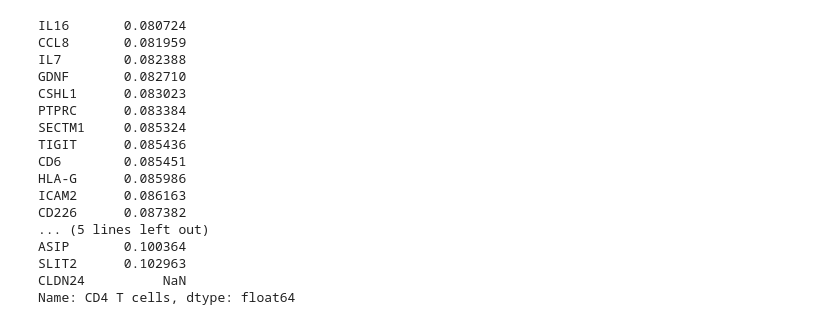
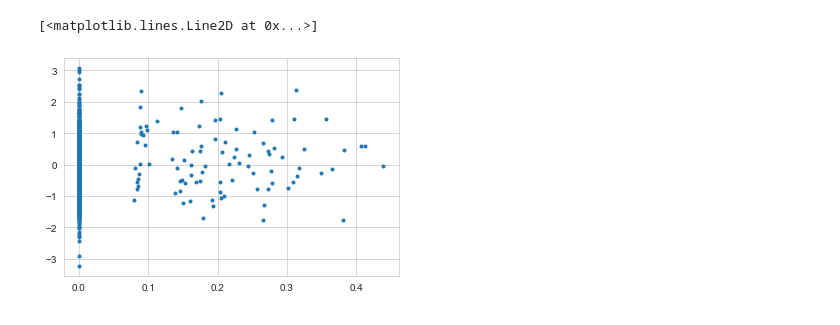
Before and after one commit to Vargeszti/Thesis, a Jupyter notebook: code/scRNAseq.ipynb, the cells around one changed output. Cells and saved outputs as stored; diff of their text form; code cells hidden in the pictures.

```diff
--- a/code/scRNAseq.ipynb
+++ b/code/scRNAseq.ipynb
@@ -164,20 +121,5 @@ Name: HEK cells, dtype: float64
-# %%
-average_activity.loc['CD4 T cells'].sort_values().tail(20)
-# %% [output]
-IL16       0.080724
-CCL8       0.081959
-IL7        0.082388
-GDNF       0.082710
-CSHL1      0.083023
-PTPRC      0.083384
-SECTM1     0.085324
-TIGIT      0.085436
-CD6        0.085451
-HLA-G      0.085986
-ICAM2      0.086163
-CD226      0.087382
-... (5 lines left out)
-ASIP       0.100364
-SLIT2      0.102963
-CLDN24          NaN
-Name: CD4 T cells, dtype: float64
+# %%
+plt.plot(data_norm.loc['TNFRSF1A'], sim_nn_data['TNF'], '.')
+# %% [output]
+[<matplotlib.lines.Line2D at 0x...>]
+[figure, added]
```
Also changed, not shown: parts of 29 cells of this notebook, 2 other files.
